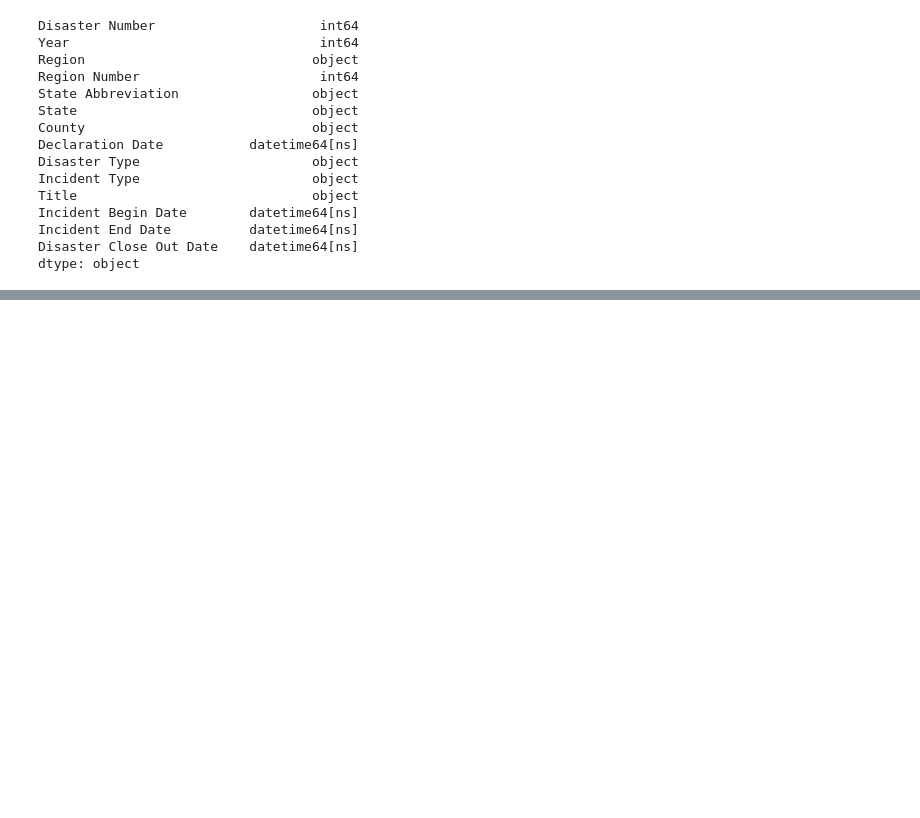
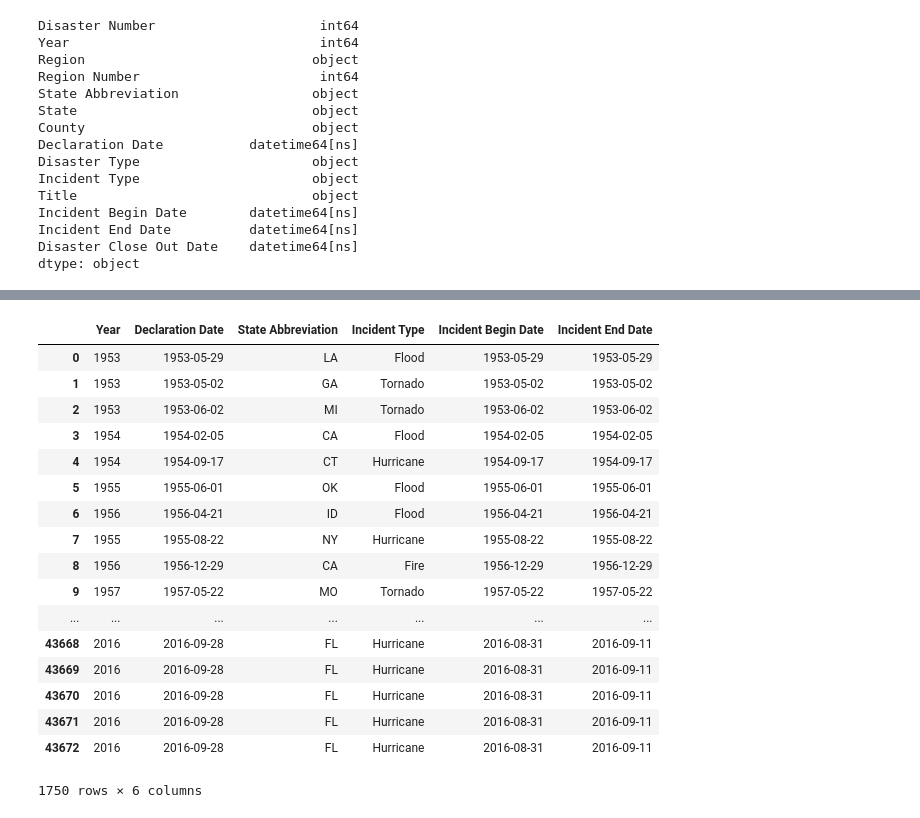
Before and after one commit to XiaoMYu/TheRainMaker, a Jupyter notebook: Xiao.ipynb, the cells around one changed output, grey strips where cells are left out. Cells and saved outputs as stored; diff of their text form; code cells hidden in the pictures; blank space fills up the shorter version.

```diff
--- a/Xiao.ipynb
+++ b/Xiao.ipynb
@@ -54,0 +69,4 @@ dfRange.head()
+# %%
+#setDesiredTable
+dfTable=df[["Year", "Declaration Date", "State Abbreviation", "Incident Type", "Incident Begin Date", "Incident End Date"]]
+dfTable.head()
@@ -54,0 +80,23 @@ dfRange.head()
+# %%
+#Grouping dataFrame
+df_Group = dfTable.groupby(["Year"])
+df_Group.head(30)
+# %% [output]
+|  | Year | Declaration Date | State Abbreviation | Incident Type | Incident Begin Date | Incident End Date |
+| 0 | 1953 | 1953-05-29 | LA | Flood | 1953-05-29 | 1953-05-29 |
+| 1 | 1953 | 1953-05-02 | GA | Tornado | 1953-05-02 | 1953-05-02 |
+| 2 | 1953 | 1953-06-02 | MI | Tornado | 1953-06-02 | 1953-06-02 |
+| 3 | 1954 | 1954-02-05 | CA | Flood | 1954-02-05 | 1954-02-05 |
+| 4 | 1954 | 1954-09-17 | CT | Hurricane | 1954-09-17 | 1954-09-17 |
+| 5 | 1955 | 1955-06-01 | OK | Flood | 1955-06-01 | 1955-06-01 |
+| 6 | 1956 | 1956-04-21 | ID | Flood | 1956-04-21 | 1956-04-21 |
+| 7 | 1955 | 1955-08-22 | NY | Hurricane | 1955-08-22 | 1955-08-22 |
+| 8 | 1956 | 1956-12-29 | CA | Fire | 1956-12-29 | 1956-12-29 |
+| 9 | 1957 | 1957-05-22 | MO | Tornado | 1957-05-22 | 1957-05-22 |
+| ... | ... | ... | ... | ... | ... | ... |
+| 43668 | 2016 | 2016-09-28 | FL | Hurricane | 2016-08-31 | 2016-09-11 |
+| 43669 | 2016 | 2016-09-28 | FL | Hurricane | 2016-08-31 | 2016-09-11 |
+| 43670 | 2016 | 2016-09-28 | FL | Hurricane | 2016-08-31 | 2016-09-11 |
+| 43671 | 2016 | 2016-09-28 | FL | Hurricane | 2016-08-31 | 2016-09-11 |
+| 43672 | 2016 | 2016-09-28 | FL | Hurricane | 2016-08-31 | 2016-09-11 |
+1750 rows × 6 columns
```
Also changed, not shown: parts of 4 cells of this notebook, 1 other file.
